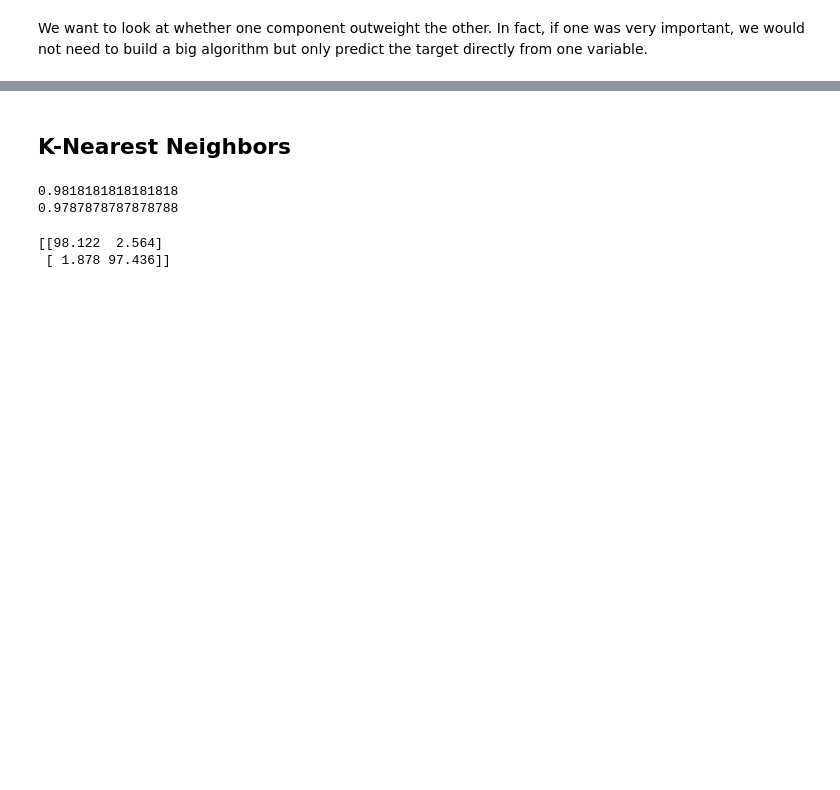
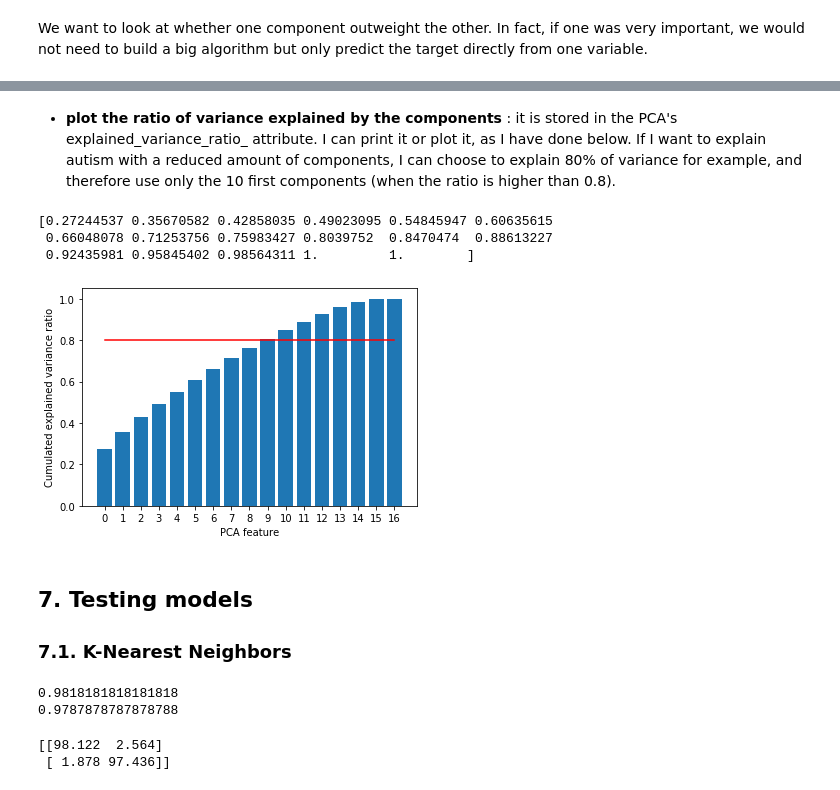
Before and after one commit to clempichon/PCBS_autism, a Jupyter notebook: project.ipynb, the cells around one changed output, grey strips where cells are left out. Cells and saved outputs as stored; diff of their text form; code cells hidden in the pictures; blank space fills up the shorter version.

```diff
--- a/project.ipynb
+++ b/project.ipynb
@@ -246,14 +264,0 @@ plt.show()
-# %%
-from sklearn.preprocessing import StandardScaler
-from sklearn.decomposition import PCA
-
-# Scale the data
-scaler = StandardScaler()
-scaled = scaler.fit_transform(analyse)
-
-# Apply PCA
-pca = PCA()
-pca.fit(scaled)
-
-print(pca.explained_variance_ratio_)
-print(pca.explained_variance_ratio_.cumsum())
@@ -269,5 +283,36 @@ print(pca.explained_variance_ratio_.cumsum())
+# %% [markdown]
+* **plot the ratio of variance explained by the components** : it is stored in the PCA's explained_variance_ratio_ attribute. I can print it or plot it, as I have done below. If I want to explain autism with a reduced amount of components, I can choose to explain 80% of variance for example, and therefore use only the 10 first components (when the ratio is higher than 0.8).
+# %%
+# Print the explained_variance_ratio cumulated to see how many components it is required to explain a certain amount of variance
+print(pca.explained_variance_ratio_.cumsum())
+
+
+# Plot the explained variance ratios
+plt.bar(features, pca.explained_variance_ratio_.cumsum()) # I plot the different components as a bar plot
+
+# I create a line at 80% of cumulated variance
+x = range(17)
+y=np.zeros((17,))
+for i in range(17):
+    y[i]=0.8
+plt.plot(x, y, '-r', label='y=2x+1')
+
+# I set the labels
+plt.xlabel('PCA feature')
+plt.ylabel('Cumulated explained variance ratio')
+plt.xticks(features)
+
+# I show the plot
+plt.show()
+# %% [output]
+[0.27244537 0.35670582 0.42858035 0.49023095 0.54845947 0.60635615
+ 0.66048078 0.71253756 0.75983427 0.8039752  0.8470474  0.88613227
+ 0.92435981 0.95845402 0.98564311 1.         1.        ]
+[figure, added]
 # %% [markdown]
-## K-Nearest Neighbors
+## 7. Testing models
+
+### 7.1. K-Nearest Neighbors
 # %%
 # Create a k-NN classifier with 3 neighbors
 knn = KNeighborsClassifier(n_neighbors=6)
```
Also changed, not shown: parts of 22 cells of this notebook.
